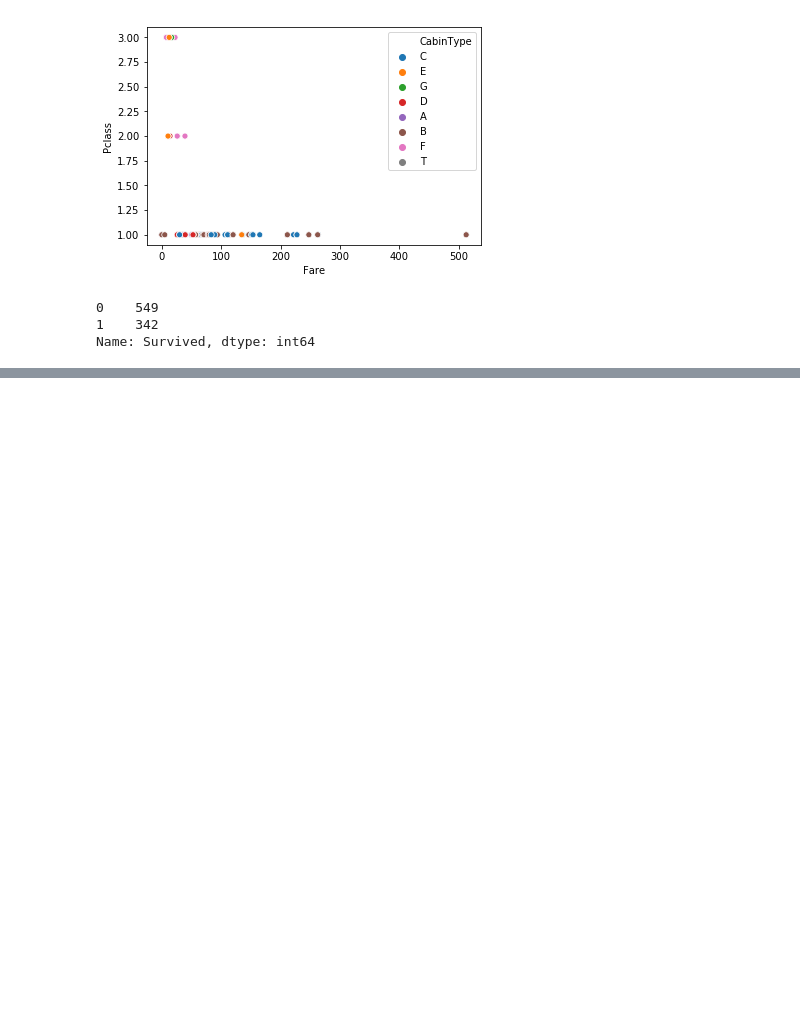
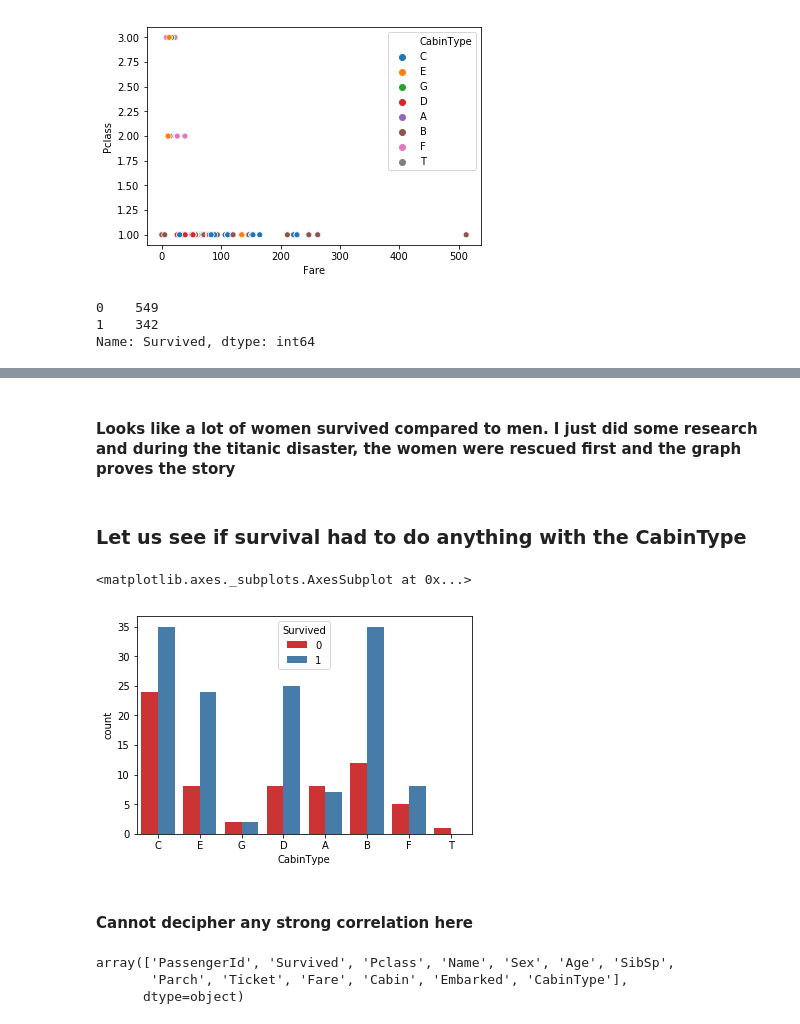
Before and after one commit to beginmachinelearning/deep_learning, a Jupyter notebook: practice_exercises/titanic_kaggle/titanic_classification_keras.ipynb, the cells around one changed output, grey strips where cells are left out. Saved outputs shown, nothing was run; the diff lists cells and outputs as text; code cells hidden in the pictures; blank space fills up the shorter version.

```diff
--- a/practice_exercises/titanic_kaggle/titanic_classification_keras.ipynb
+++ b/practice_exercises/titanic_kaggle/titanic_classification_keras.ipynb
@@ -128,0 +133,17 @@ sns.barplot(x="Survived", y="Sex", data=train_dataset)
+# %% [markdown]
+#### Looks like a lot of women survived compared to men. I just did some research and during the titanic disaster, the women were rescued first and the graph proves the story
+# %% [markdown]
+### Let us see if survival had to do anything with the CabinType
+# %%
+sns.countplot(x = 'CabinType', hue = 'Survived', palette = 'Set1', data = train_dataset)
+# %% [output]
+<matplotlib.axes._subplots.AxesSubplot at 0x...>
+[figure, added]
+# %% [markdown]
+#### Cannot decipher any strong correlation here
+# %%
+train_dataset.columns.values
+# %% [output]
+array(['PassengerId', 'Survived', 'Pclass', 'Name', 'Sex', 'Age', 'SibSp',
+       'Parch', 'Ticket', 'Fare', 'Cabin', 'Embarked', 'CabinType'],
+      dtype=object)
```
Also changed, not shown: parts of 21 cells of this notebook.
